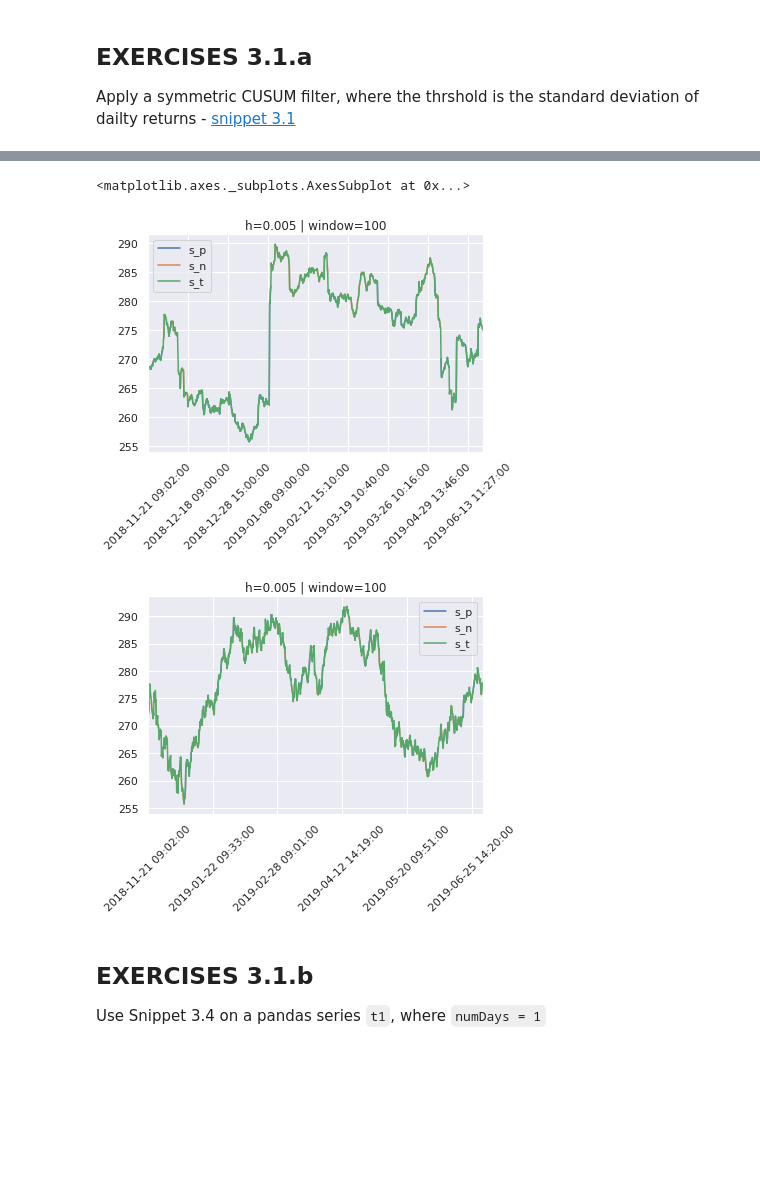
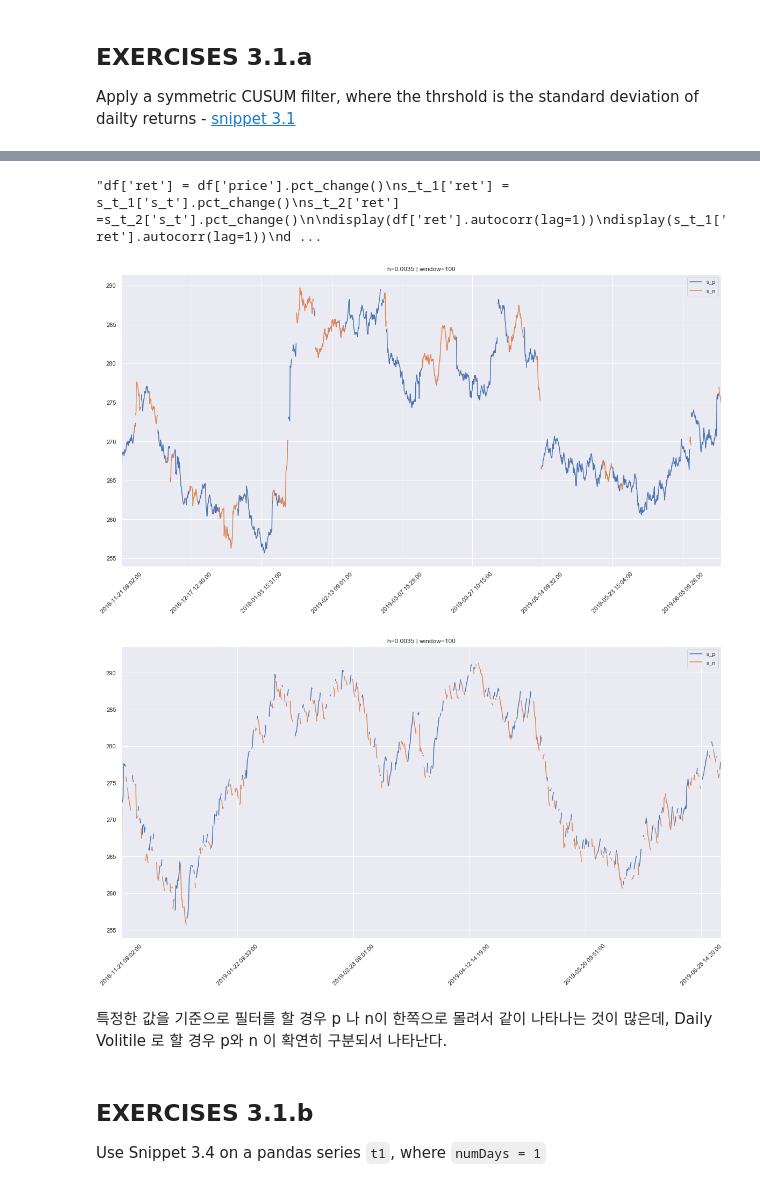
Before and after one commit to kooBH/FinanceServer, a Jupyter notebook: DE_PRADO/ch3_v1.ipynb, the cells around one changed output, grey strips where cells are left out. Drawn from its saved outputs; the diff is of its cells as text; code cells hidden in the pictures; blank space fills up the shorter version.

````diff
--- a/DE_PRADO/ch3_v1.ipynb
+++ b/DE_PRADO/ch3_v1.ipynb
@@ -75,34 +136,6 @@ def getDailityVol (
     df[col_dVol]=df[col_close].pct_change()
     df[col_dVol] = df[col_dVol].ewm(span=100).std()
     return df[col_dVol]
-def CUSUM_4(
-    df,
-    col='close',
-    window=20,
-    h=0.05
-   ):
-    bar = df.drop(df.columns.difference([col]), axis=1)
-    tmp = np.log(bar[col]).diff().fillna(0)
-
-    ma = npMovingAverage(tmp,window)
-    tmp = tmp[window-1:]
-    tmp = tmp - ma
-
-    tmp_p = list(it.accumulate(tmp, lambda x, y: max(x+y, 0) if (x+y) >= h else 0))
-    tmp_n = list(it.accumulate(tmp, lambda x, y: min(x+y, 0) if (x+y) <= -h else 0))
-
-    s1 = [index for index, value in enumerate(tmp_p) if value !=0]
-    s2 = [index for index, value in enumerate(tmp_n) if value !=0]
-
-    s_p = bar.iloc[s1]
-    s_n = bar.iloc[s2]
-
-    s_t = pd.concat([s_p,s_n],axis = 1,sort=True)
-    s_t.columns = ['s_p','s_n']
-
-    s_t['s_t'] = s_t.apply(lambda x: x['s_n'] if pd.isna(x['s_p']) else x['s_p'],axis=1)
-
-    return s_t
 
 def CUSUM_dVol(
     df,
@@ -120,6 +153,7 @@ def CUSUM_dVol(
     dVol = getDailityVol(df,col_close='price')
     tmp_p = tmp - dVol
     tmp_n = tmp + dVol
+
     tmp_p = list(it.accumulate(tmp_p, lambda x, y: max(x+y, 0) if (x+y) >= 0 else 0))
     tmp_n = list(it.accumulate(tmp_n, lambda x, y: min(x+y, 0) if (x+y) <= 0 else 0))
 
@@ -132,40 +166,50 @@ def CUSUM_dVol(
     s_t = pd.concat([s_p,s_n],axis = 1,sort=True)
     s_t.columns = ['s_p','s_n']
 
-    s_t['s_t'] = s_t.apply(lambda x: x['s_n'] if pd.isna(x['s_p']) else x['s_p'],axis=1)
+    #s_t['s_t'] = s_t.apply(lambda x: x['s_n'] if pd.isna(x['s_p']) else x['s_p'],axis=1)
 
     return s_t
 # %%
-h_t = 0.005
+h_t = 0.0035
 
 window=100
 #s_t = CUSUM3('dollar_t5300000_d200.csv',h=h_t,window=window)
 df = pd.read_csv('dollar_D_15.csv',index_col='timestamp')
 s_t_1= CUSUM_4(df,h=h_t,window=window,col='price')
 s_t_2 = CUSUM_dVol(df,h=h_t,window=window,col='price')
 
 
 #getDailityVol(df,col_close='price')
 s_t_1.plot(
     use_index =True,
     subplots=False,
     sharex =True,
     rot =45,
-   # figsize=(20,10),
+    figsize=(20,10),
     title='h=' + str(h_t) + ' | window='+str(window)
 )
 s_t_2.plot(
     use_index =True,
     subplots=False,
     sharex =True,
     rot =45,
-   # figsize=(20,10),
+    figsize=(20,10),
     title='h=' + str(h_t) + ' | window='+str(window)
 )
+
+'''df['ret'] = df['price'].pct_change()
+s_t_1['ret'] = s_t_1['s_t'].pct_change()
+s_t_2['ret'] =s_t_2['s_t'].pct_change()
+
+display(df['ret'].autocorr(lag=1))
+display(s_t_1['ret'].autocorr(lag=1))
+display(s_t_2['ret'].autocorr(lag=1))'''
 # %% [output]
-<matplotlib.axes._subplots.AxesSubplot at 0x...>
+"df['ret'] = df['price'].pct_change()\ns_t_1['ret'] = s_t_1['s_t'].pct_change()\ns_t_2['ret'] =s_t_2['s_t'].pct_change()\n\ndisplay(df['ret'].autocorr(lag=1))\ndisplay(s_t_1['ret'].autocorr(lag=1))\nd ...
-[figure, old version]
+[figure, new version]
-[figure, old version]
+[figure, new version]
+# %% [markdown]
+특정한 값을 기준으로 필터를 할 경우 p 나 n이 한쪽으로 몰려서 같이 나타나는 것이 많은데, Daily Volitile 로 할 경우 p와 n 이 확연히 구분되서 나타난다.
 # %% [markdown]
 ## EXERCISES 3.1.b<a name='e_3_1_b'></a>
 Use Snippet 3.4 on a pandas series ```t1```, where ```numDays = 1```
````
Also changed, not shown: parts of 11 cells of this notebook, 3 other files.
